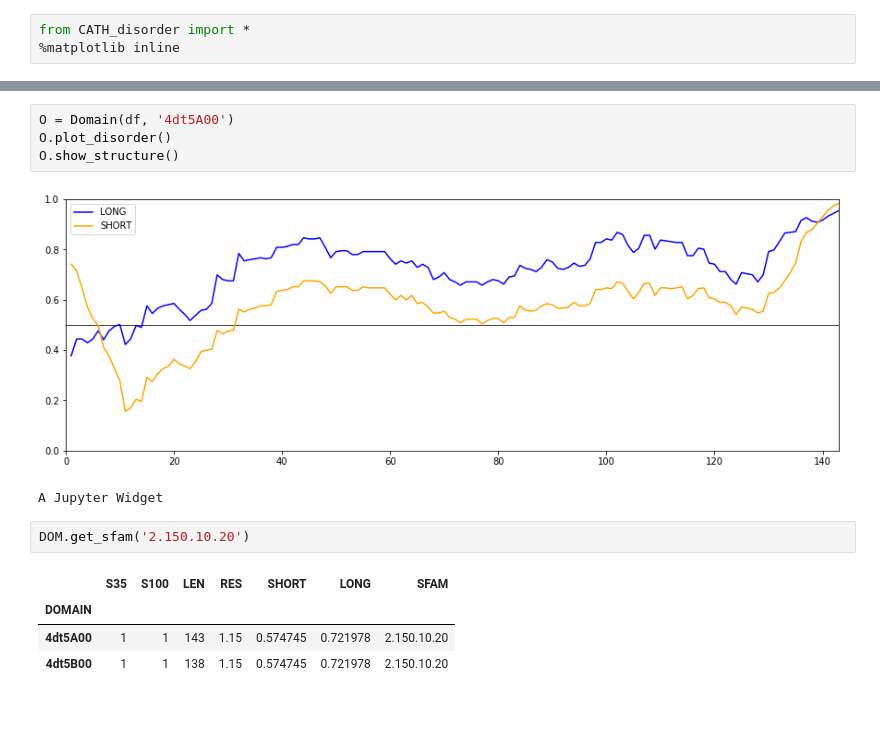
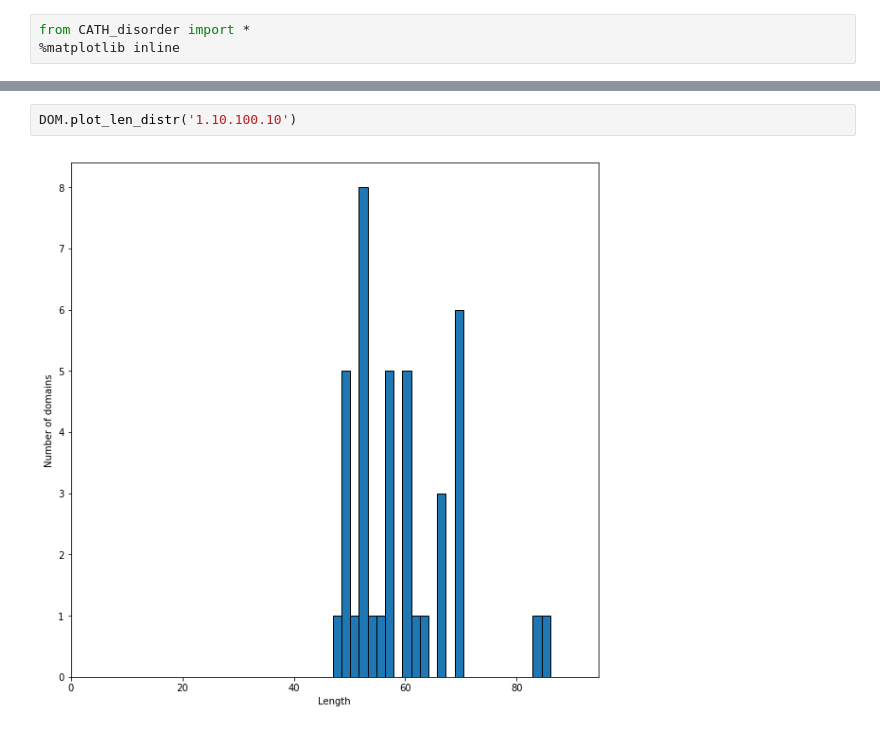
Before and after one commit to CATH-summer-2018/disorder, a Jupyter notebook: playground.ipynb, the cells around one changed output, grey strips where cells are left out. Saved outputs shown, nothing was run; the diff lists cells and outputs as text.

```diff
--- a/playground.ipynb
+++ b/playground.ipynb
@@ -14,14 +16,4 @@ plt_scatter(sfam[sfam.LEN < 500], 'LEN', 'SHORT',
-# %%
-O = Domain(df, '4dt5A00')
-O.plot_disorder()
-O.show_structure()
-# %% [output]
-[figure, removed]
-A Jupyter Widget
-# %%
-DOM.get_sfam('2.150.10.20')
-# %% [output]
-|  | S35 | S100 | LEN | RES | SHORT | LONG | SFAM |
-| DOMAIN |  |  |  |  |  |  |  |
-| 4dt5A00 | 1 | 1 | 143 | 1.15 | 0.574745 | 0.721978 | 2.150.10.20 |
-| 4dt5B00 | 1 | 1 | 138 | 1.15 | 0.574745 | 0.721978 | 2.150.10.20 |
+# %%
+DOM.plot_len_distr('1.10.100.10')
+# %% [output]
+[figure, added]
```
Also changed, not shown: parts of 11 cells of this notebook, 6 other files.
